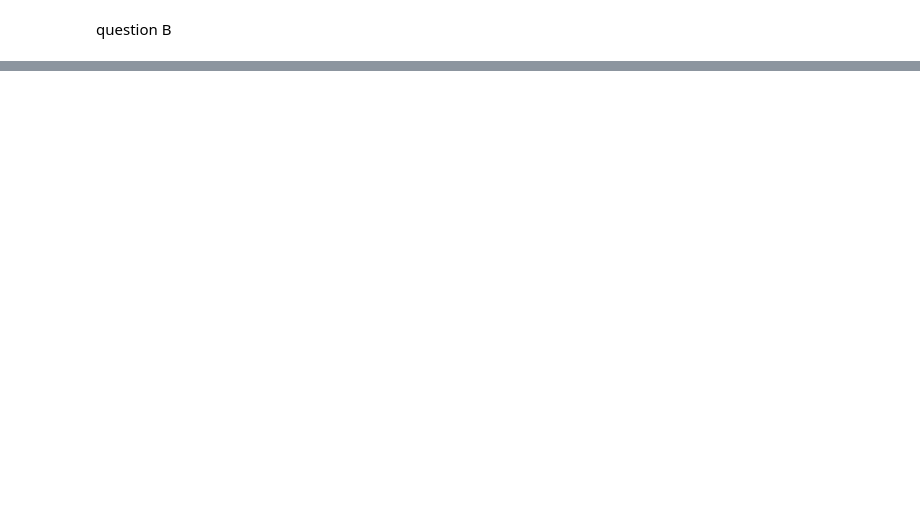
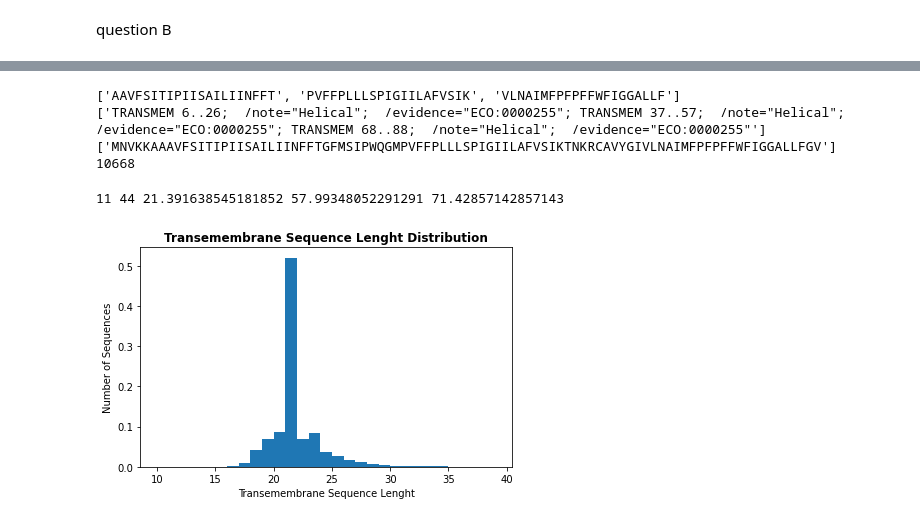
Before and after one commit to DavidShandor/Computational-Biology-Final-Project, a Jupyter notebook: partBJupyter.ipynb, the cells around one changed output, grey strips where cells are left out. Cells and saved outputs as stored; diff of their text form; code cells hidden in the pictures; blank space fills up the shorter version.

```diff
--- a/partBJupyter.ipynb
+++ b/partBJupyter.ipynb
@@ -213,0 +305,28 @@ for trans in transmem_list:
+# %%
+print(trans_df['Transmembrane Sequences'][0])
+print([trans_df['Transmembrane'][0]])
+print([trans_df['Sequence'][0]])
+print(len(trans_len))
+# print(len(trans_len))
+# %% [output]
+['AAVFSITIPIISAILIINFFT', 'PVFFPLLLSPIGIILAFVSIK', 'VLNAIMFPFPFFWFIGGALLF']
+['TRANSMEM 6..26;  /note="Helical";  /evidence="ECO:0000255"; TRANSMEM 37..57;  /note="Helical";  /evidence="ECO:0000255"; TRANSMEM 68..88;  /note="Helical";  /evidence="ECO:0000255"']
+['MNVKKAAAVFSITIPIISAILIINFFTGFMSIPWQGMPVFFPLLLSPIGIILAFVSIKTNKRCAVYGIVLNAIMFPFPFFWFIGGALLFGV']
+10668
+# %%
+tran_min_len = min(trans_len)
+tran_max_len = max(trans_len)
+tran_avg_len = np.average(trans_len)
+hidro_avg_perc = np.average(hidro_prec)
+
+print(tran_min_len, tran_max_len, tran_avg_len,hidro_avg_perc, hidro_prec[0])
+plt.hist(np.array(trans_len),bins=range(10,40),density=1)
+plt.xlabel('Transemembrane Sequence Lenght')
+plt.ylabel('Number of Sequences')
+plt.title('Transemembrane Sequence Lenght Distribution',
+          fontweight ="bold")
+plt.tight_layout()
+plt.show()
+# %% [output]
+11 44 21.391638545181852 57.99348052291291 71.42857142857143
+[figure, added]
```
Also changed, not shown: parts of 15 cells of this notebook, 1 other file.
